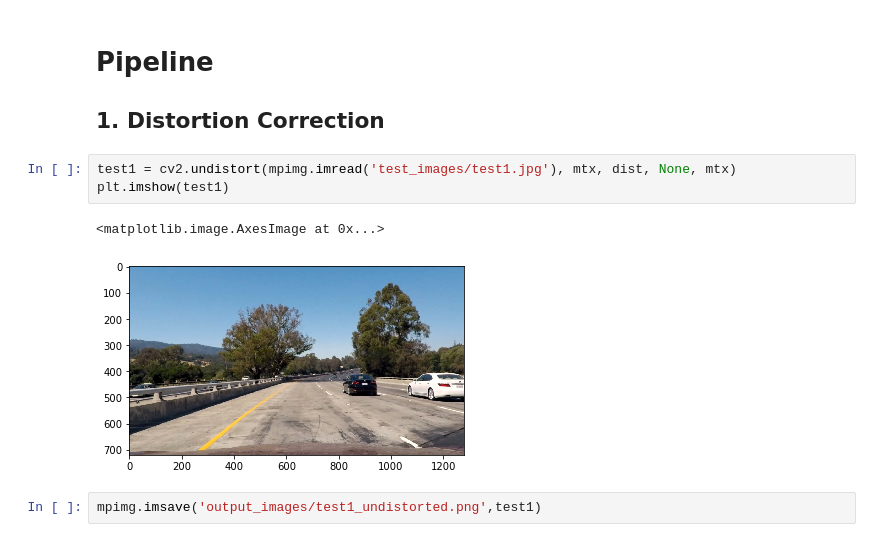
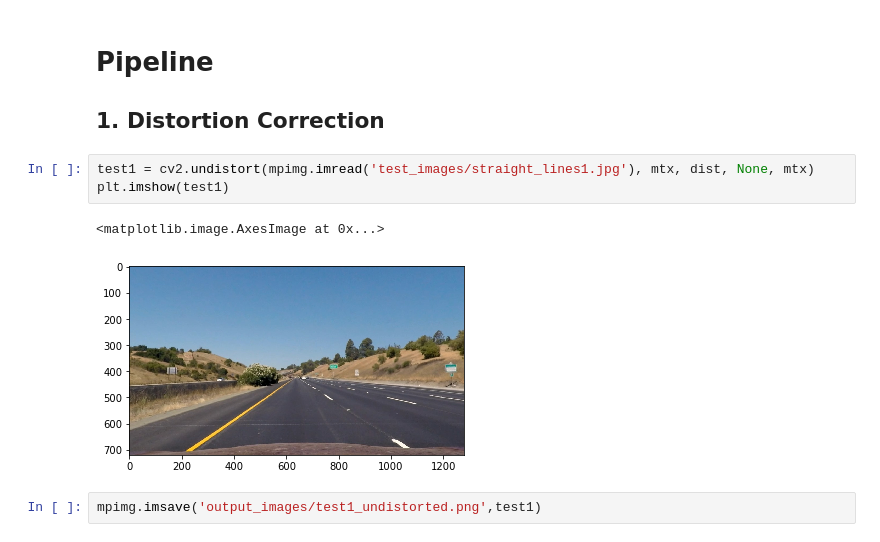
Before and after one commit to jeffDL/CarND-Advanced-Lane-Lines, a Jupyter notebook: Advanced-Lane-Finding.ipynb, the cells around one changed output. Saved outputs shown, nothing was run; the diff lists cells and outputs as text.

```diff
--- a/Advanced-Lane-Finding.ipynb
+++ b/Advanced-Lane-Finding.ipynb
@@ -57,11 +57,11 @@ plt.subplots_adjust(left=0., right=1, top=0.9, bottom=0.)
 
 ## 1. Distortion Correction
 # %%
-test1 = cv2.undistort(mpimg.imread('test_images/test1.jpg'), mtx, dist, None, mtx)
+test1 = cv2.undistort(mpimg.imread('test_images/straight_lines1.jpg'), mtx, dist, None, mtx)
 plt.imshow(test1)
 # %% [output]
 <matplotlib.image.AxesImage at 0x...>
-[figure, old version]
+[figure, new version]
 # %%
 mpimg.imsave('output_images/test1_undistorted.png',test1)
 # %% [markdown]
```
Also changed, not shown: parts of 17 cells of this notebook, 9 other files.
